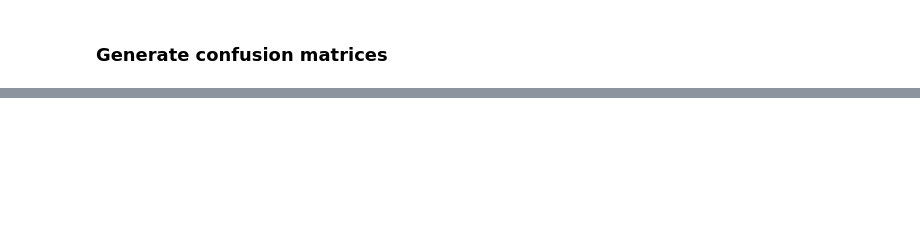
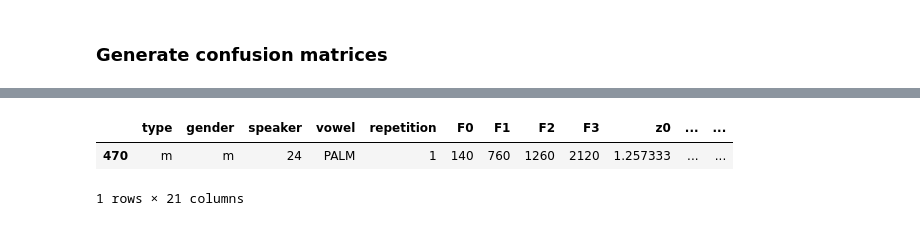
Before and after one commit to fmailhot/GCMPy-draft, a Jupyter notebook: GCMPy-basic-walkthrough.ipynb, the cells around one changed output, grey strips where cells are left out. Cells and saved outputs as stored; diff of their text form; code cells hidden in the pictures; blank space fills up the shorter version.

```diff
--- a/GCMPy-basic-walkthrough.ipynb
+++ b/GCMPy-basic-walkthrough.ipynb
@@ -115,0 +177,5 @@ gp.confusion(choices,catslist)
+# %%
+# 4) calculate probabilities of labels
+
+pr = gp.probs(activation,catslist)
+pr
@@ -115,0 +198,8 @@ gp.confusion(choices,catslist)
+# %%
+# 5) Choose labels
+choices_2 = gp.choose(pr,test,catslist,runnerup=True)
+choices_2
+# %% [output]
+|  | type | gender | speaker | vowel | repetition | F0 | F1 | F2 | F3 | z0 | ... | ... |
+| 470 | m | m | 24 | PALM | 1 | 140 | 760 | 1260 | 2120 | 1.257333 | ... | ... |
+1 rows × 21 columns
```
Also changed, not shown: parts of 17 cells of this notebook.
